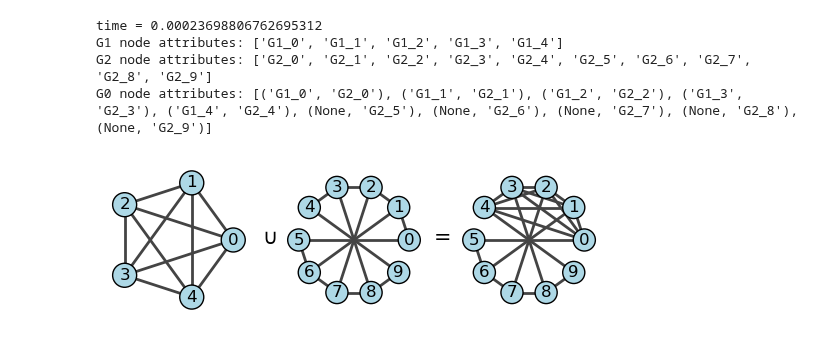
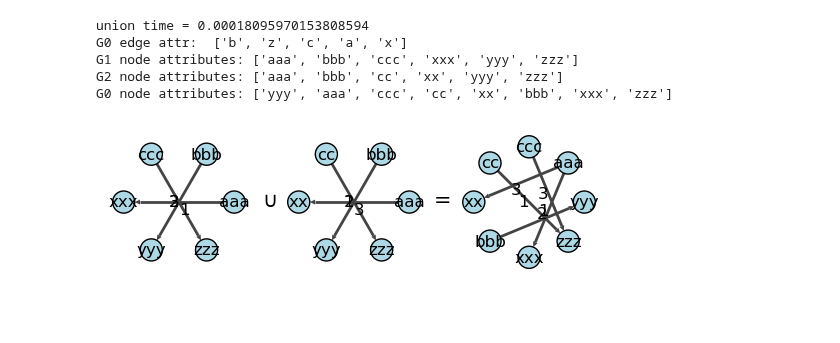
Before and after one commit to smallcat9603/graph, a Jupyter notebook: compose-ig.ipynb, the cells around one changed output. Cells and saved outputs as stored; diff of their text form; code cells hidden in the pictures; blank space fills up the shorter version.

Commit message:
union via dataframe

```diff
--- a/compose-ig.ipynb
+++ b/compose-ig.ipynb
@@ -46,20 +46,34 @@ edgefile1, edgefile2 = "11.edges", "22.edges"
 # create graph based on edge file
 # DO NOT USE igraph._igraph.GraphBase, USE SUBCLASS igraph.Graph instead
 # Read_Edgelist() in igraph is 0-based !!! (number vertices from 0)
-G1 = ig.Graph.Read_Edgelist(edgefile1, directed=False)
-G2 = ig.Graph.Read_Edgelist(edgefile2, directed=False)
+# G1 = ig.Graph.Read_Edgelist(edgefile1, directed=False)
+# G2 = ig.Graph.Read_Edgelist(edgefile2, directed=False)
+
+# create graph based on dataframe
+source1 = ["aaa", "bbb", "ccc"]
+target1 = ["xxx", "yyy", "zzz"]
+weight1 = [1, 2, 3]
+attr1 = ["a", "b", "c"]
+source2 = ["aaa", "bbb", "cc"]
+target2 = ["xx", "yyy", "zzz"]
+weight2 = [3, 2, 1]
+attr2 = ["x", "b", "z"]
+data1 = pd.DataFrame({'source':source1, 'target':target1, 'weight':weight1, "attr":attr1}) # edge attr is automatically loaded
+data2 = pd.DataFrame({'source':source2, 'target':target2, 'weight':weight2, "attr":attr2})
+G1 = ig.Graph.DataFrame(data1, directed=True, use_vids=False)
+G2 = ig.Graph.DataFrame(data2, directed=True, use_vids=False)
 
 start = time.time()
-G0 = ig.union([G1, G2]) # G0 = G1 U G2
+G0 = ig.union([G1, G2]) # G0 = G1 U G2, the same edge should have the same edge attribute
 end = time.time()
+print("union time = " + str(end - start))
 
-print("time = " + str(end - start))
+print("G0 edge attr: ", [G0.es[i]["attr"] for i in range(len(G0.es))])
 
-for i in range(len(G1.vs)):
-    G1.vs[i]["name"] = "G1_" + str(i)
-for i in range(len(G2.vs)):
-    G2.vs[i]["name"] = "G2_" + str(i)
-G0.vs["name"] = list(zip_longest(G1.vs["name"], G2.vs["name"]))
+# in case of no vertex name
+# G1.vs['name'] = ["G1_"+str(i) for i in range(len(G1.vs))]
+# G2.vs['name'] = ["G2_"+str(i) for i in range(len(G2.vs))]
+# G0.vs["name"] = list(zip_longest(G1.vs["name"], G2.vs["name"]))
 print("G1 node attributes: " + str(G1.vs["name"]))
 print("G2 node attributes: " + str(G2.vs["name"]))
 print("G0 node attributes: " + str(G0.vs["name"]))
@@ -70,41 +84,48 @@ df = pd.DataFrame(G0.get_edgelist())
 df.to_csv(edgefile0, sep=" ", index=False, header=False)
 
 # visulize
 visual_style = {
 "vertex_color": "lightblue",
 "vertex_size": 0.4,
 }
 fig, axs = plt.subplots(1, 3)
 ig.plot(
     G1,
     layout=G1.layout("circle"),
-    vertex_label=range(G1.vcount()),
+    # vertex_label=range(G1.vcount()),
+    vertex_label=G1.vs["name"],
+    edge_label=G1.es["weight"],
     target=axs[0],
     **visual_style,
 )
 ig.plot(
     G2,
     layout=G2.layout("circle"),
-    vertex_label=range(G2.vcount()),
+    # vertex_label=range(G2.vcount()),
+    vertex_label=G2.vs["name"],
+    edge_label=G2.es["weight"],
     target=axs[1],
     **visual_style,
 )
 ig.plot(
     G0,
     layout=G0.layout("circle"),
-    vertex_label=range(G0.vcount()),
+    # vertex_label=range(G0.vcount()),
+    vertex_label=G0.vs["name"],
+    edge_label=G0.es["weight"],
     target=axs[2],
     **visual_style,
 )
 fig.text(0.38, 0.5, '$\cup$', fontsize=15, ha='center', va='center')
 fig.text(0.65, 0.5, '=', fontsize=15, ha='center', va='center')
 plt.show()
 # %% [output]
-time = 0.00023698806762695312
-G1 node attributes: ['G1_0', 'G1_1', 'G1_2', 'G1_3', 'G1_4']
-G2 node attributes: ['G2_0', 'G2_1', 'G2_2', 'G2_3', 'G2_4', 'G2_5', 'G2_6', 'G2_7', 'G2_8', 'G2_9']
-G0 node attributes: [('G1_0', 'G2_0'), ('G1_1', 'G2_1'), ('G1_2', 'G2_2'), ('G1_3', 'G2_3'), ('G1_4', 'G2_4'), (None, 'G2_5'), (None, 'G2_6'), (None, 'G2_7'), (None, 'G2_8'), (None, 'G2_9')]
+union time = 0.00018095970153808594
+G0 edge attr:  ['b', 'z', 'c', 'a', 'x']
+G1 node attributes: ['aaa', 'bbb', 'ccc', 'xxx', 'yyy', 'zzz']
+G2 node attributes: ['aaa', 'bbb', 'cc', 'xx', 'yyy', 'zzz']
+G0 node attributes: ['yyy', 'aaa', 'ccc', 'cc', 'xx', 'bbb', 'xxx', 'zzz']
-[figure, old version]
+[figure, new version]
 # %%
 # if __name__ == "__main__":
 #    main(sys.argv[1:])
```
